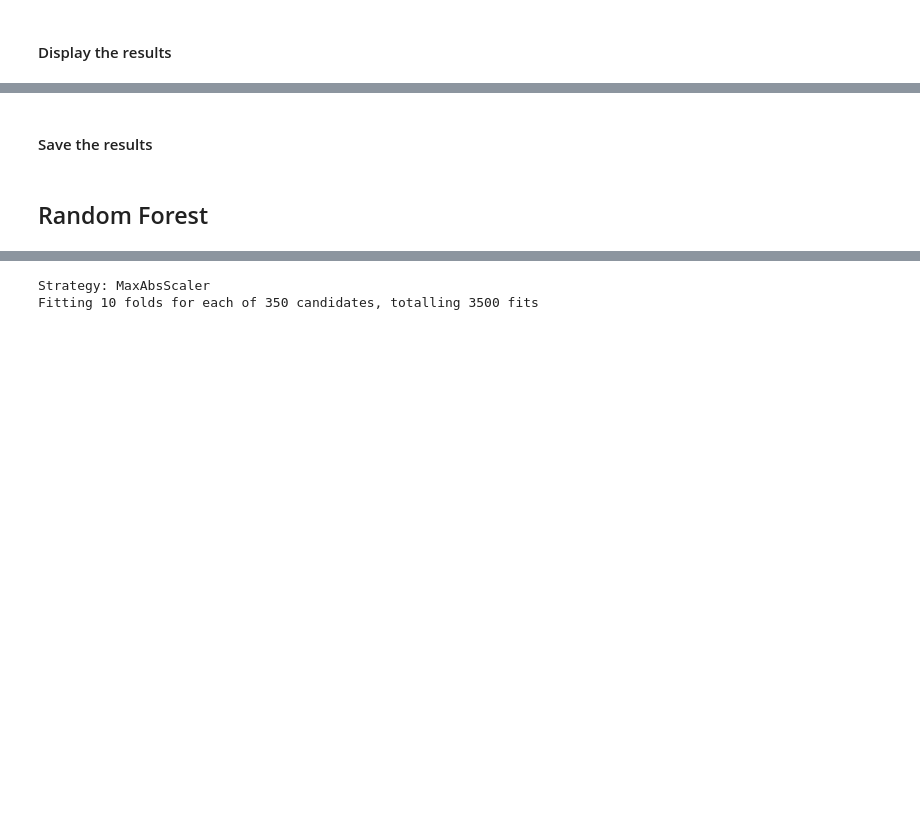
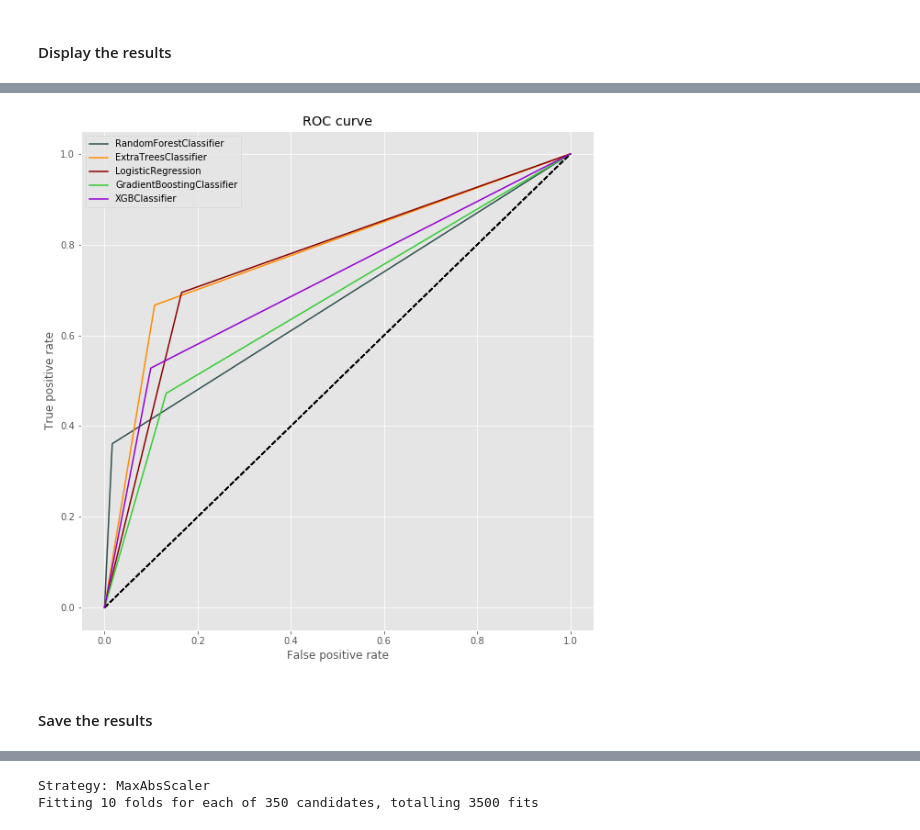
Before and after one commit to brunowdev/sparkify, a Jupyter notebook: Sklearn - Test.ipynb, the cells around one changed output, grey strips where cells are left out. Drawn from its saved outputs; the diff is of its cells as text; code cells hidden in the pictures; blank space fills up the shorter version.

Commit message:
Add visualization

```diff
--- a/Sklearn - Test.ipynb
+++ b/Sklearn - Test.ipynb
@@ -409,6 +414,27 @@ df_results.sort_values(['beta'], ascending = False)
+# %%
+plt.figure(figsize=(10, 10))
+
+_colors = ['darkslategrey', 'darkorange', 'darkred', 'limegreen', 'darkviolet']
+
+for _row in list(range(0, len(df_results))):
+
+    y_test = df_results.y_test.values[_row]
+    y_predictions = df_results.y_predictions.values[_row]
+
+    fp, tp, _ = roc_curve(y_test, y_predictions)
+    auc = roc_auc_score(y_test, y_predictions)
+
+    plt.plot([0, 1], [0, 1], 'k--')
+    plt.plot(fp, tp, color = _colors[_row], label = df_results.model_name[_row])
+
+plt.xlabel('False positive rate')
+plt.ylabel('True positive rate')
+plt.title(f'ROC curve')
+plt.legend(loc = 'best')
+plt.show()
+# %% [output]
+[figure, added]
 # %% [markdown]
 #### Save the results
 # %%
 df_results.to_csv('sklearn_basic_model_results.csv', index = False)
-# %% [markdown]
-## Random Forest
```
Also changed, not shown: parts of 20 cells of this notebook.
